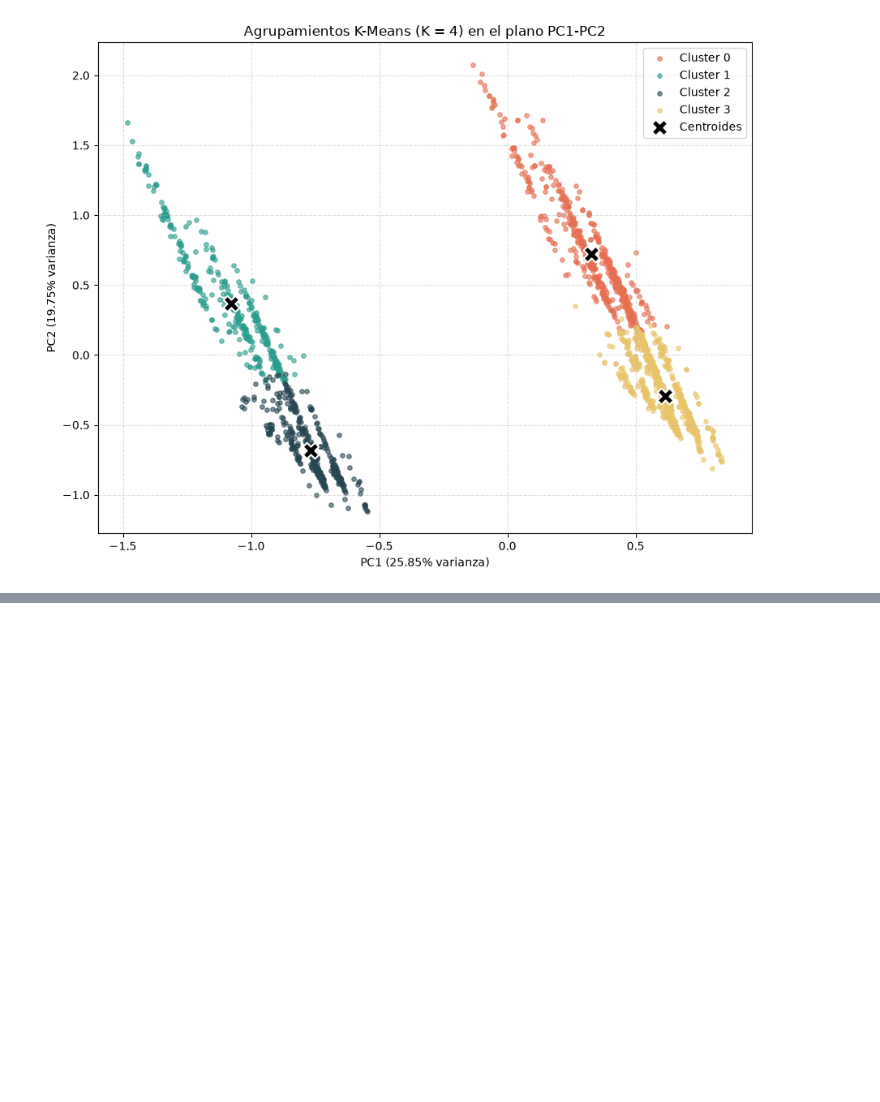
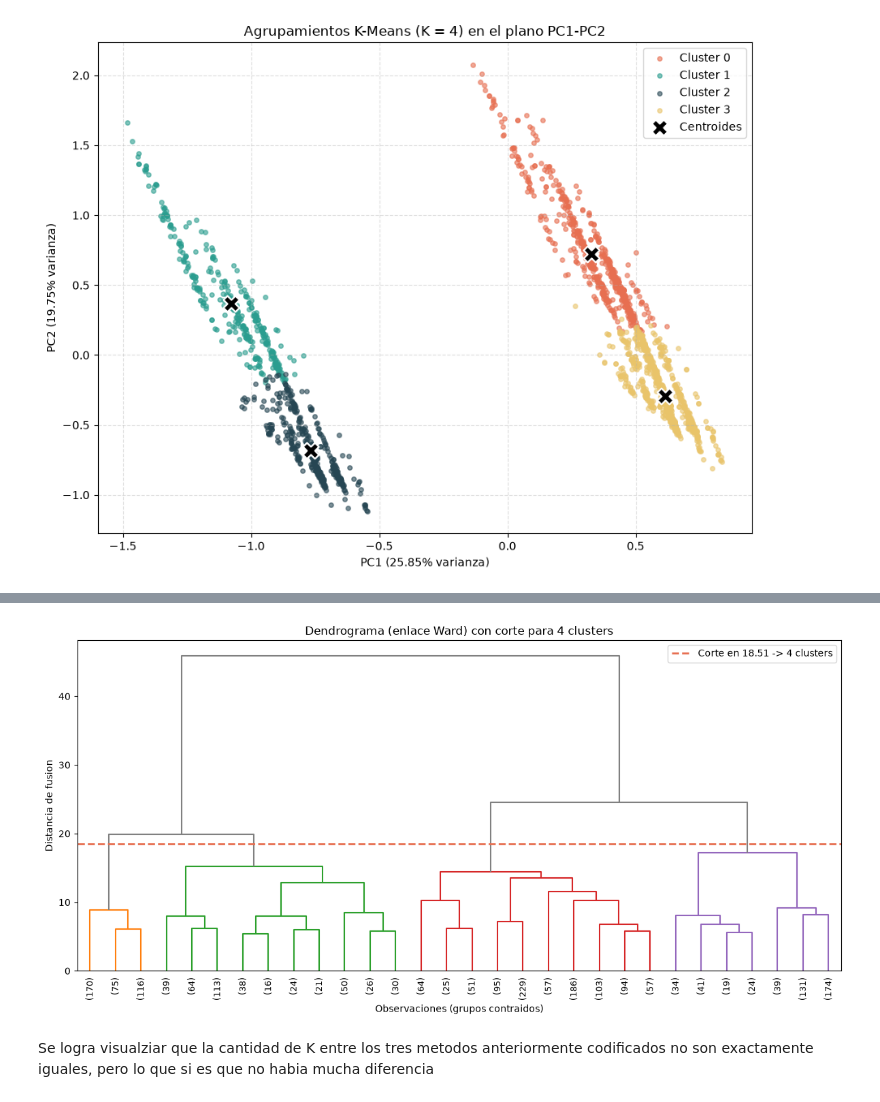
Before and after one commit to gabriel1-du/Aprendizaje-no-supervisado-Reduccion-de-dimensionaldiad-Clustering-y-validacion-, a Jupyter notebook: notebooks/notebook.ipynb, the cells around one changed output, grey strips where cells are left out. Saved outputs shown, nothing was run; the diff lists cells and outputs as text; code cells hidden in the pictures; blank space fills up the shorter version.

Commit message:
Se agrega clustering jerarquico

```diff
--- a/notebooks/notebook.ipynb
+++ b/notebooks/notebook.ipynb
@@ -400,0 +407,15 @@ plt.show()
+# %%
+# Clustering jerarquico aglomerativo con enlace de Ward
+Z = linkage(df, method="ward")
+
+# Umbral de corte para obtener 4 clusters:
+# se ubica entre la antepenultima y penultima fusion del dendrograma
+umbral = (Z[-4, 2] + Z[-3, 2]) / 2
+
+# Asignamos cada cliente a un cluster segun el corte
+etiquetas_jerarquico = fcluster(Z, t=umbral, criterion="distance")
+
+print(f"Umbral de corte: {umbral:.4f}")
+print(f"Numero de clusters: {len(set(etiquetas_jerarquico))}")
+print("Clientes por cluster:")
+print(pd.Series(etiquetas_jerarquico).value_counts().sort_index().to_string())
@@ -400,0 +430,32 @@ plt.show()
+# %%
+# Dendrograma con linea horizontal de corte
+# truncate_mode="lastp" muestra los ultimos 30 grupos para que sea legible
+fig, ax = plt.subplots(figsize=(12, 6))
+dendrogram(
+    Z,
+    truncate_mode="lastp",
+    p=30,
+    show_leaf_counts=True,
+    leaf_rotation=90,
+    leaf_font_size=9,
+    color_threshold=umbral,
+    above_threshold_color="gray",
+    ax=ax,
+)
+ax.axhline(
+    y=umbral,
+    color="#e76f51",
+    linestyle="--",
+    linewidth=2,
+    label=f"Corte en {umbral:.2f} -> 4 clusters",
+)
+ax.set_title("Dendrograma (enlace Ward) con corte para 4 clusters")
+ax.set_xlabel("Observaciones (grupos contraidos)")
+ax.set_ylabel("Distancia de fusion")
+ax.legend()
+plt.tight_layout()
+plt.show()
+# %% [output]
+[figure, added]
+# %% [markdown]
+Se logra visualziar que la cantidad de K entre los tres metodos anteriormente codificados no son exactamente iguales, pero lo que si es que no habia mucha diferencia
```
Also changed, not shown: parts of 3 cells of this notebook.
